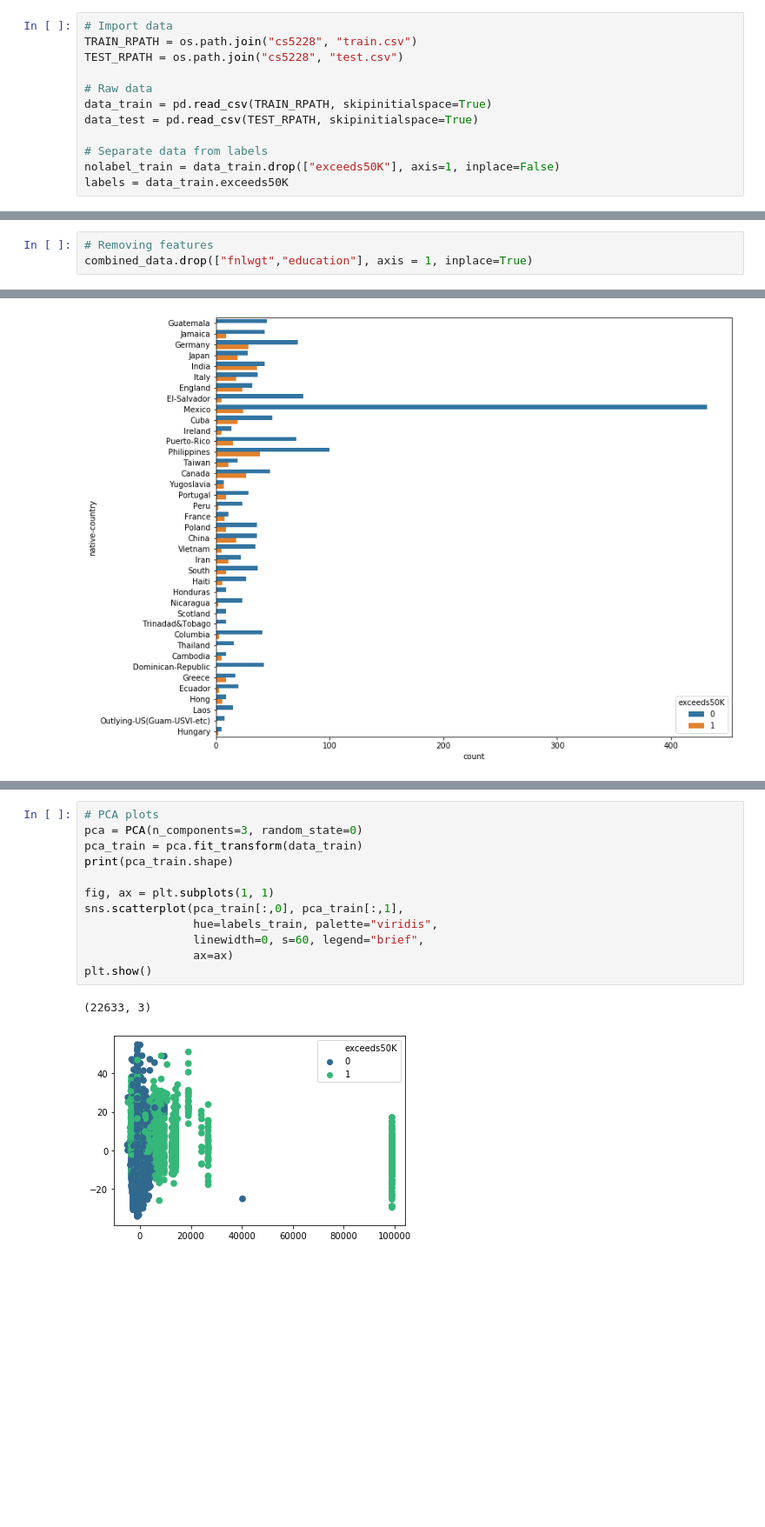
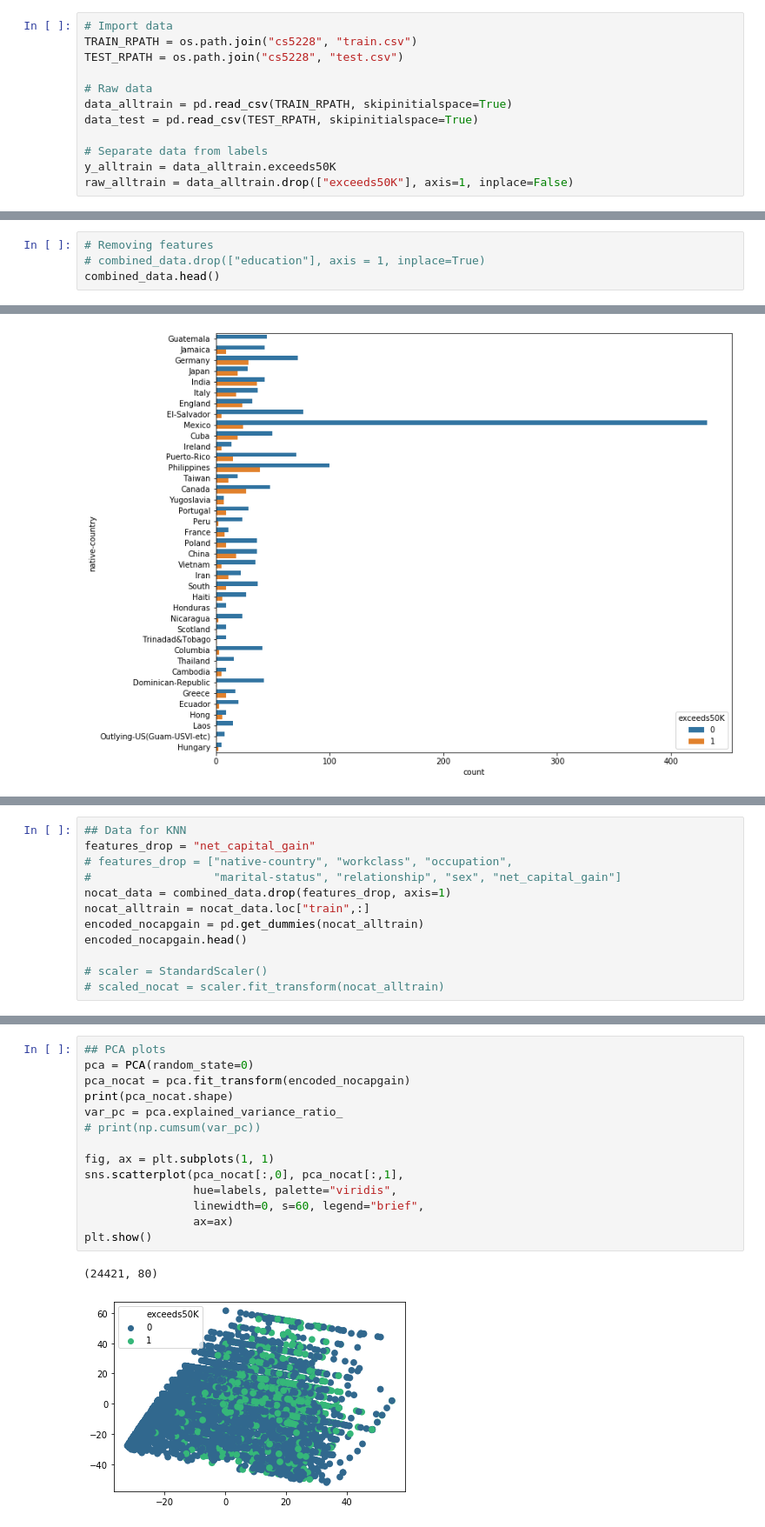
Before and after one commit to hanaecarrie/CS5228_kaggle_income50K_classification, a Jupyter notebook: data_preprocessing.ipynb, the cells around one changed output, grey strips where cells are left out. Shown at 87% size. Drawn from its saved outputs; the diff is of its cells as text; blank space fills up the shorter version.

```diff
--- a/data_preprocessing.ipynb
+++ b/data_preprocessing.ipynb
@@ -16,9 +21,9 @@ TRAIN_RPATH = os.path.join("cs5228", "train.csv")
 TEST_RPATH = os.path.join("cs5228", "test.csv")
 
 # Raw data
-data_train = pd.read_csv(TRAIN_RPATH, skipinitialspace=True)
+data_alltrain = pd.read_csv(TRAIN_RPATH, skipinitialspace=True)
 data_test = pd.read_csv(TEST_RPATH, skipinitialspace=True)
 
 # Separate data from labels
-nolabel_train = data_train.drop(["exceeds50K"], axis=1, inplace=False)
-labels = data_train.exceeds50K
+y_alltrain = data_alltrain.exceeds50K
+raw_alltrain = data_alltrain.drop(["exceeds50K"], axis=1, inplace=False)
@@ -74,4 +171,5 @@ combined_data.insert(9, "net_capital_gain",
 combined_data.drop(["capital-gain","capital-loss"], 1, inplace=True)
 # %%
 # Removing features
-combined_data.drop(["fnlwgt","education"], axis = 1, inplace=True)
+# combined_data.drop(["education"], axis = 1, inplace=True)
+combined_data.head()
@@ -247,0 +337,12 @@ Name: exceeds50K, Length: 22633, dtype: int64
+# %%
+## Data for KNN
+features_drop = "net_capital_gain"
+# features_drop = ["native-country", "workclass", "occupation",
+#                  "marital-status", "relationship", "sex", "net_capital_gain"]
+nocat_data = combined_data.drop(features_drop, axis=1)
+nocat_alltrain = nocat_data.loc["train",:]
+encoded_nocapgain = pd.get_dummies(nocat_alltrain)
+encoded_nocapgain.head()
+
+# scaler = StandardScaler()
+# scaled_nocat = scaler.fit_transform(nocat_alltrain)
@@ -248,15 +357,17 @@ Name: exceeds50K, Length: 22633, dtype: int64
 # %%
-# PCA plots
-pca = PCA(n_components=3, random_state=0)
-pca_train = pca.fit_transform(data_train)
-print(pca_train.shape)
+## PCA plots
+pca = PCA(random_state=0)
+pca_nocat = pca.fit_transform(encoded_nocapgain)
+print(pca_nocat.shape)
+var_pc = pca.explained_variance_ratio_
+# print(np.cumsum(var_pc))
 
 fig, ax = plt.subplots(1, 1)
-sns.scatterplot(pca_train[:,0], pca_train[:,1],
-                hue=labels_train, palette="viridis",
+sns.scatterplot(pca_nocat[:,0], pca_nocat[:,1],
+                hue=labels, palette="viridis",
                 linewidth=0, s=60, legend="brief",
                 ax=ax)
 plt.show()
 # %% [output]
-(22633, 3)
+(24421, 80)
-[figure, old version]
+[figure, new version]
```
Also changed, not shown: parts of 29 cells of this notebook, 57 other files.
